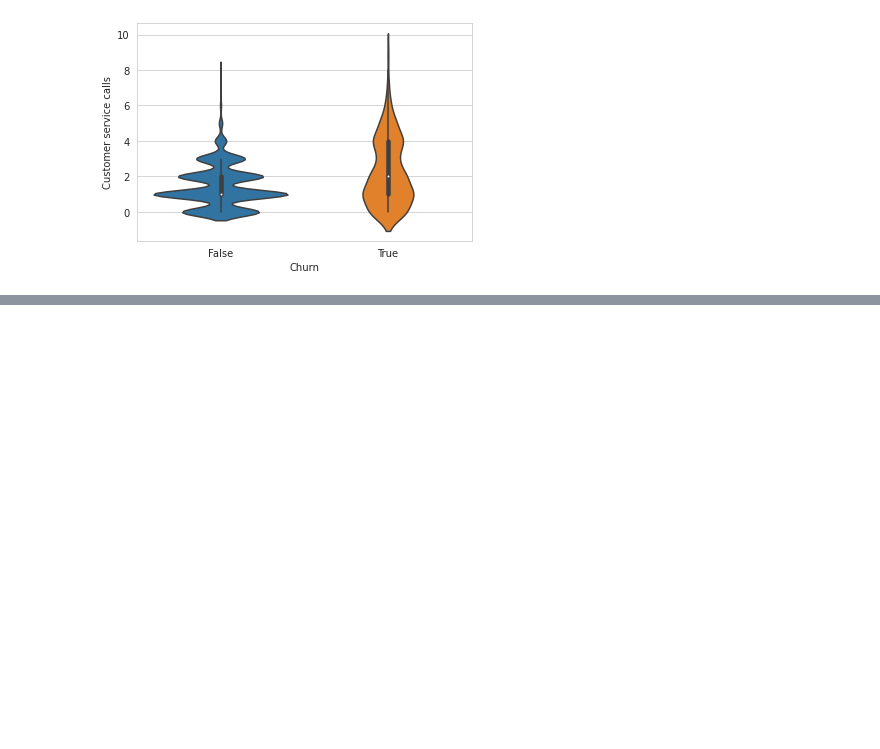
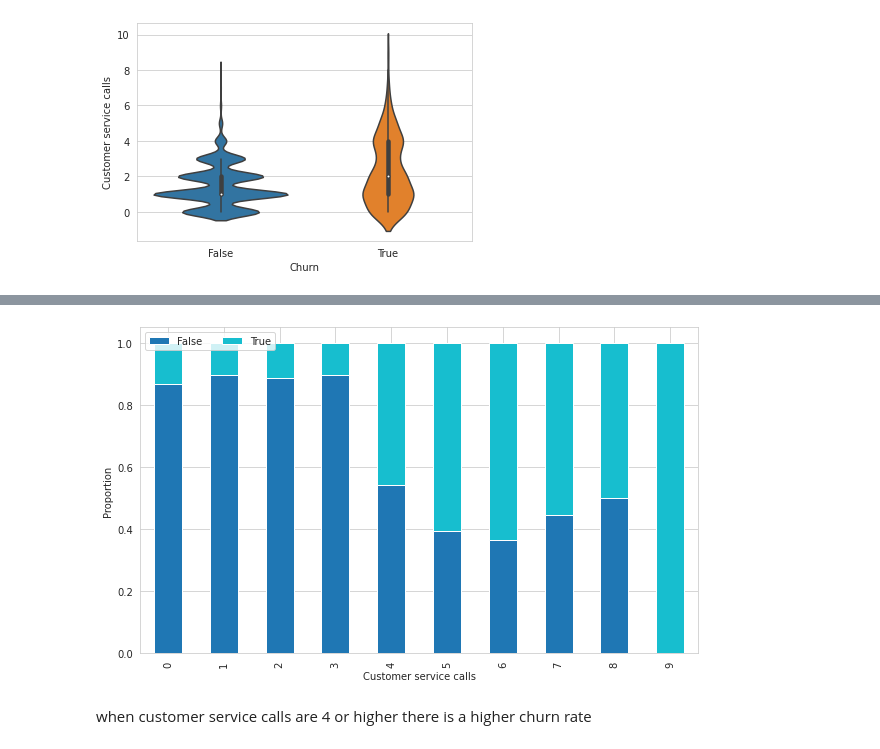
Before and after one commit to ShubhamCDgithub/Telecom-Churn-Analysis, a Jupyter notebook: Telecom_Churn_Analysis_Capstone_Project.ipynb, the cells around one changed output, grey strips where cells are left out. Cells and saved outputs as stored; diff of their text form; code cells hidden in the pictures; blank space fills up the shorter version.

```diff
--- a/Telecom_Churn_Analysis_Capstone_Project.ipynb
+++ b/Telecom_Churn_Analysis_Capstone_Project.ipynb
@@ -516,0 +519,5 @@ sns.violinplot(x = 'Churn', y = 'Customer service calls', data =df)
+# %%
+#to check effects of customer service calls
+#Customer service calls
+cscalls_churn_df=pd.crosstab(index=df['Customer service calls'],columns=df['Churn'],normalize="index")
+cscalls_churn_df
@@ -516,0 +537,14 @@ sns.violinplot(x = 'Churn', y = 'Customer service calls', data =df)
+# %%
+cscalls_churn_df.plot(kind='bar',
+                    stacked=True,
+                    colormap='tab10',
+                    figsize=(10, 6))
+
+plt.legend(loc="upper left", ncol=2)
+plt.xlabel("Customer service calls")
+plt.ylabel("Proportion")
+plt.show()
+# %% [output]
+[figure, added]
+# %% [markdown]
+when customer service calls are 4 or higher there is a higher churn rate
```
Also changed, not shown: parts of 2 cells of this notebook.
